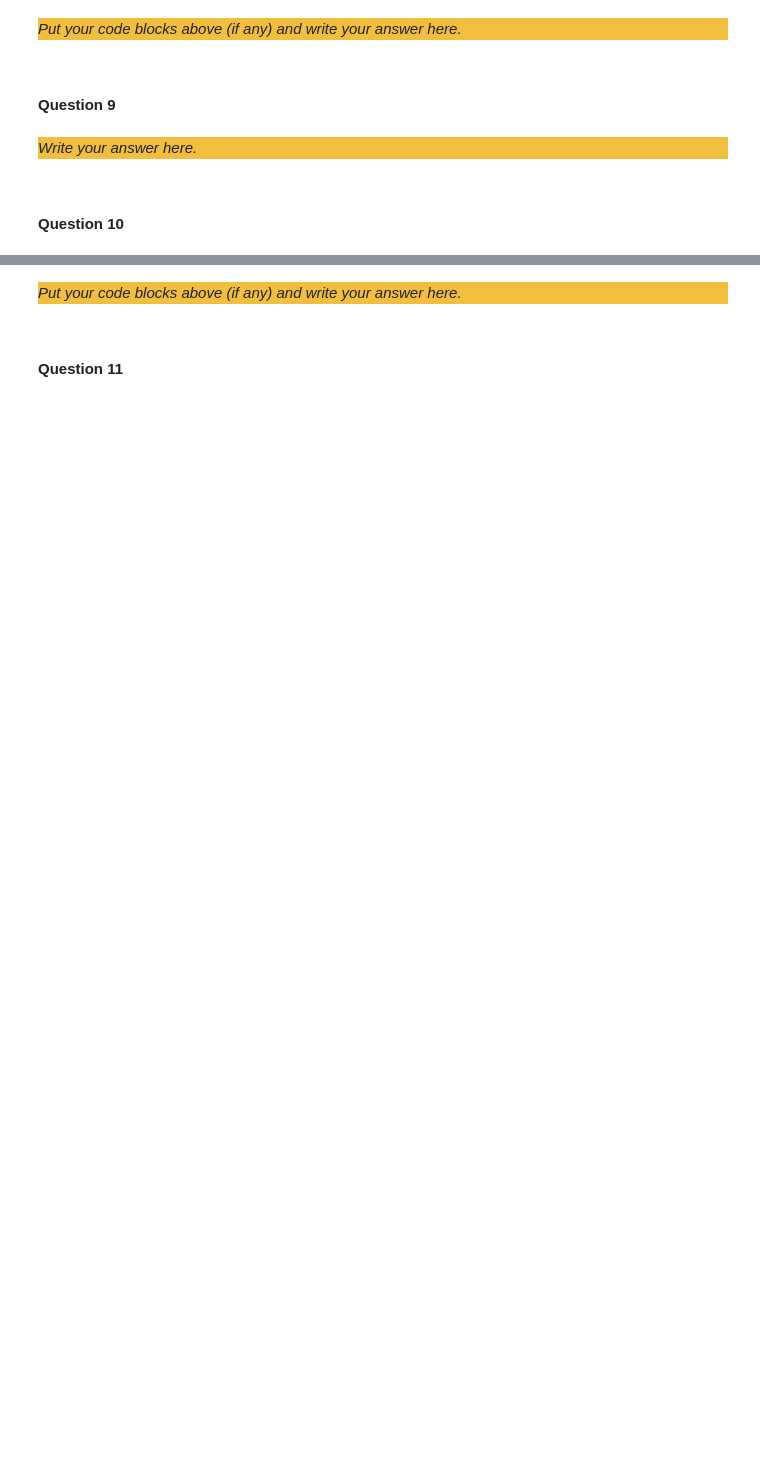
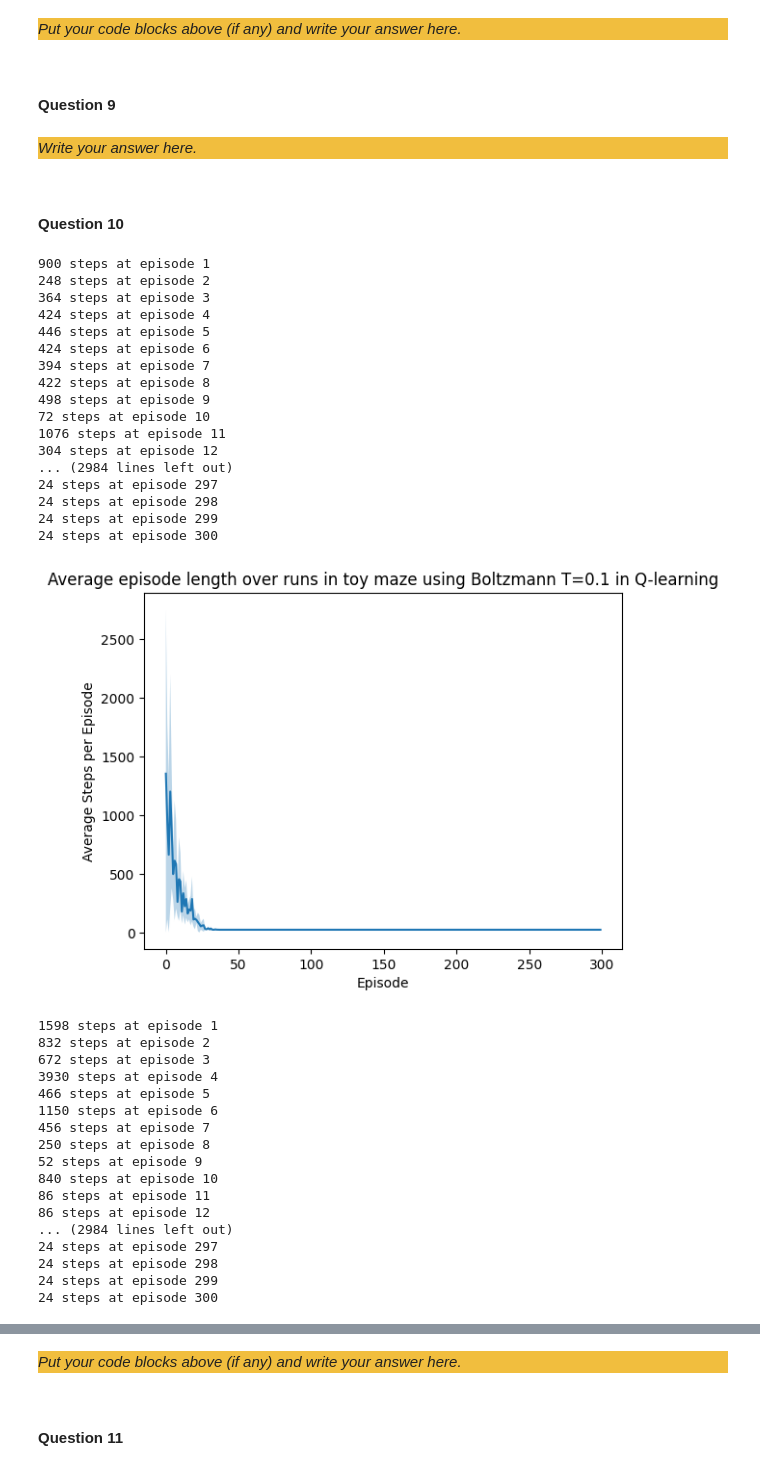
Before and after one commit to fusiatique/ci-assignments, a Jupyter notebook: assignment_3/src/Main.ipynb, the cells around one changed output, grey strips where cells are left out. Cells and saved outputs as stored; diff of their text form; code cells hidden in the pictures; blank space fills up the shorter version.

```diff
--- a/assignment_3/src/Main.ipynb
+++ b/assignment_3/src/Main.ipynb
@@ -577,3 +722,44 @@ _Put your code blocks above (if any) and write your answer here._
 _Write your answer here._
 # %% [markdown]
 #### Question 10
+# %%
+temperatures = [0.1, 0.5, 1, 5, 20]
+
+for t in temperatures:
+    plot_average_episode_lengths(run_multiple_q(toy_maze, early_stop=30000, strategy="boltzmann", temperature=t), "toy", learning_type=f"Boltzmann T={t} in Q-learning")
+# %% [output]
+900 steps at episode 1
+248 steps at episode 2
+364 steps at episode 3
+424 steps at episode 4
+446 steps at episode 5
+424 steps at episode 6
+394 steps at episode 7
+422 steps at episode 8
+498 steps at episode 9
+72 steps at episode 10
+1076 steps at episode 11
+304 steps at episode 12
+... (2984 lines left out)
+24 steps at episode 297
+24 steps at episode 298
+24 steps at episode 299
+24 steps at episode 300
+[figure, added]
+1598 steps at episode 1
+832 steps at episode 2
+672 steps at episode 3
+3930 steps at episode 4
+466 steps at episode 5
+1150 steps at episode 6
+456 steps at episode 7
+250 steps at episode 8
+52 steps at episode 9
+840 steps at episode 10
+86 steps at episode 11
+86 steps at episode 12
+... (2984 lines left out)
+24 steps at episode 297
+24 steps at episode 298
+24 steps at episode 299
+24 steps at episode 300
```
Also changed, not shown: parts of 10 cells of this notebook.
